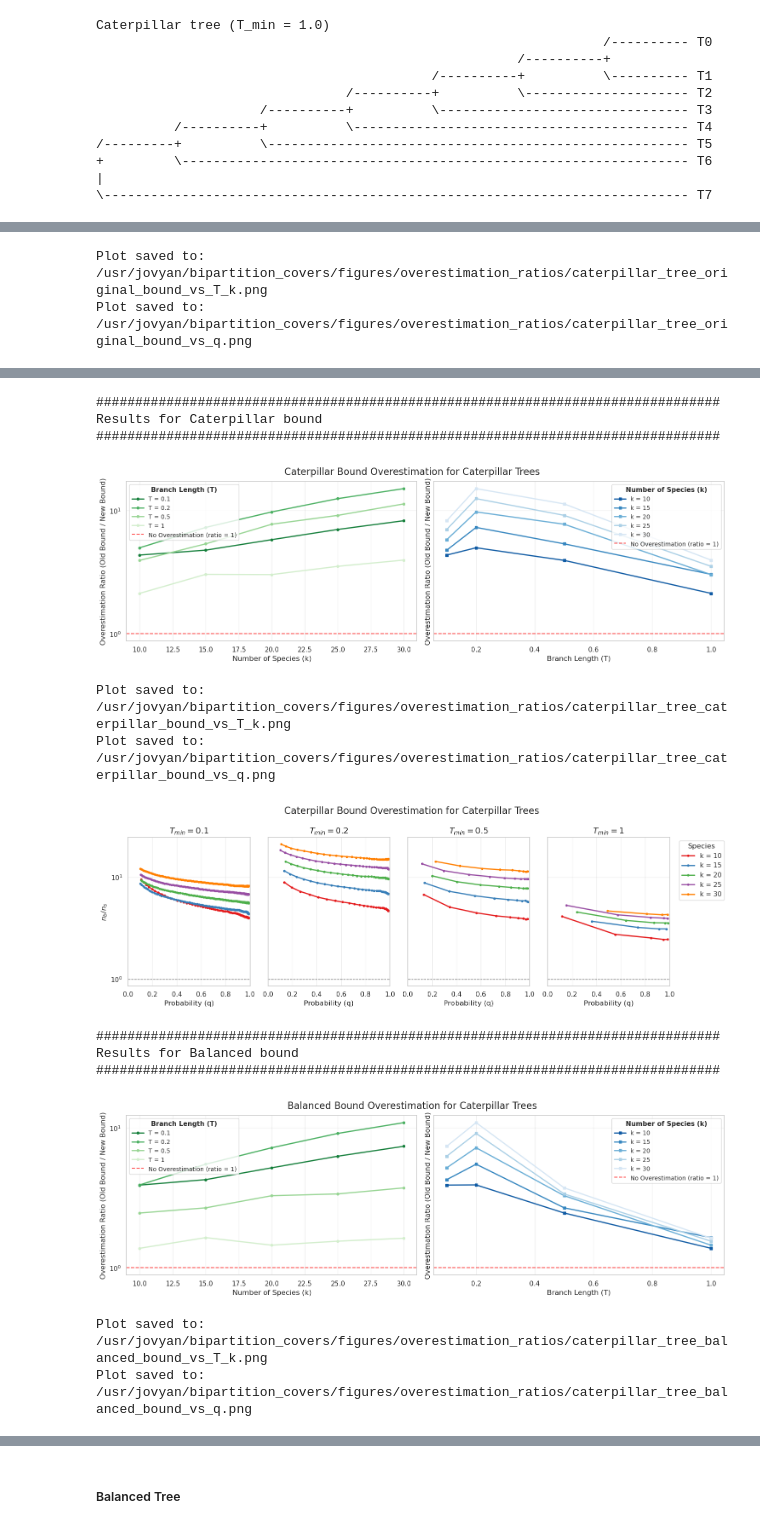
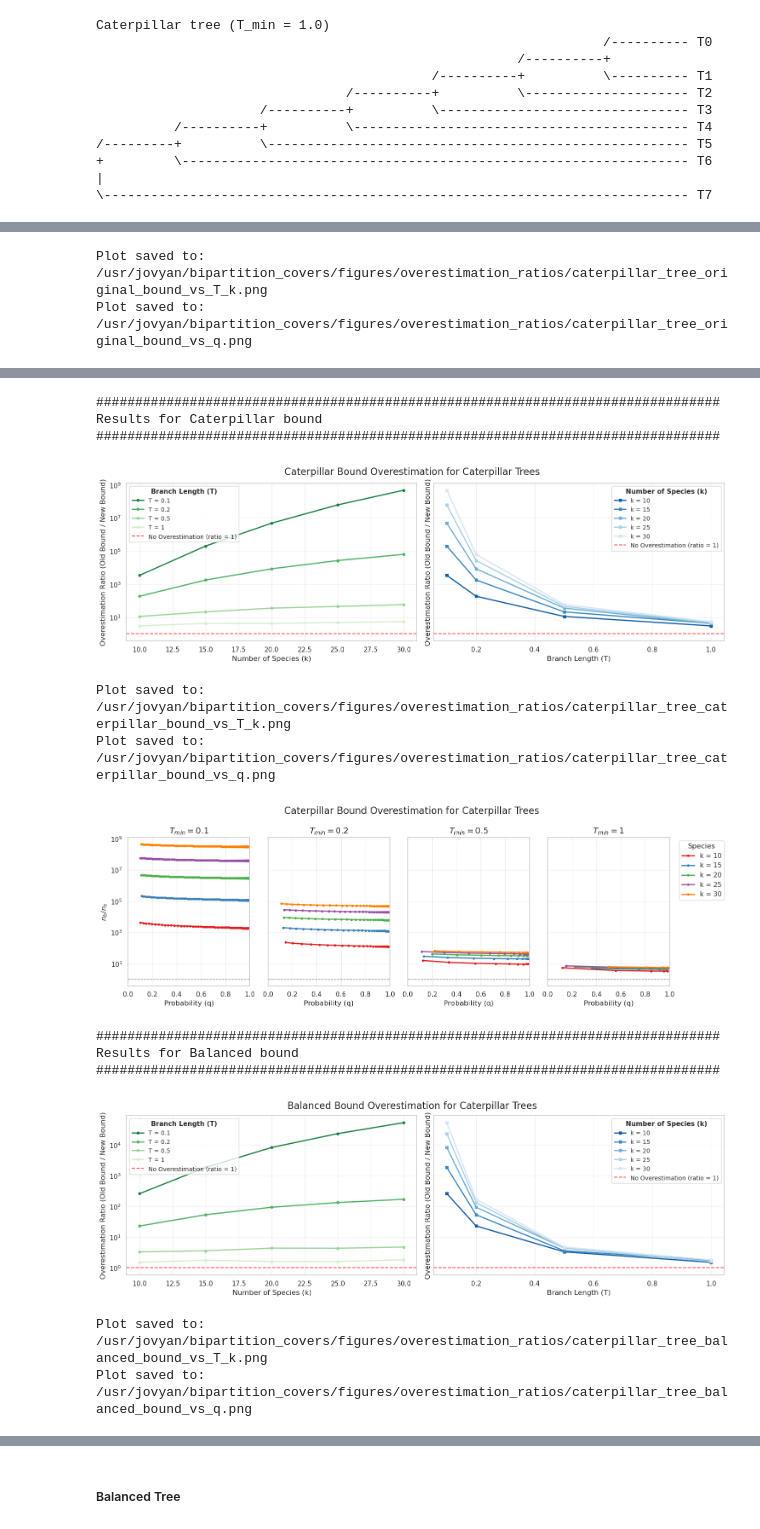
Before and after one commit to zackmcnulty/msc_bipartition_cover, a Jupyter notebook: notebooks/bipartitions_paper.ipynb, the cells around one changed output, grey strips where cells are left out. Cells and saved outputs as stored; diff of their text form; code cells hidden in the pictures.

```diff
--- a/notebooks/bipartitions_paper.ipynb
+++ b/notebooks/bipartitions_paper.ipynb
@@ -245,10 +246,10 @@ T_vals = [0.1, 0.2, 0.5, 1]
 k_vals = [10, 15, 20, 25, 30]
 
 num_samples = 10000
-max_genes = 10000
+max_genes = 100000
 q = 0.9
 tol = 0.01
 
 # Set seed for DendroPy's random number generator (for reproducibility)
 random_seed = 42
-dendropy.simulate.treesim.set_global_rng_seed(random_seed)
+rng = random.Random(random_seed)
@@ -293,29 +292,30 @@ Caterpillar tree (T_min = 1.0)
 # %%
 tree_name = 'Caterpillar'
 species_tree_generator = create_caterpillar_tree
 make_all_overestimation_plots(species_tree_generator, tree_name,
                               k_vals, T_vals, q,
                               all_bounds, names,
                               num_samples=num_samples, max_genes=max_genes,
-                              tolerance=tol)
+                              tolerance=tol,
+                              rng=rng)
 # %% [output]
 ################################################################################
 Results for Original bound
 ################################################################################
 [figure]
 Plot saved to: /usr/jovyan/bipartition_covers/figures/overestimation_ratios/caterpillar_tree_original_bound_vs_T_k.png
 Plot saved to: /usr/jovyan/bipartition_covers/figures/overestimation_ratios/caterpillar_tree_original_bound_vs_q.png
 [figure]
 ################################################################################
 Results for Caterpillar bound
 ################################################################################
-[figure, old version]
+[figure, new version]
 Plot saved to: /usr/jovyan/bipartition_covers/figures/overestimation_ratios/caterpillar_tree_caterpillar_bound_vs_T_k.png
 Plot saved to: /usr/jovyan/bipartition_covers/figures/overestimation_ratios/caterpillar_tree_caterpillar_bound_vs_q.png
-[figure, old version]
+[figure, new version]
 ################################################################################
 Results for Balanced bound
 ################################################################################
-[figure, old version]
+[figure, new version]
 Plot saved to: /usr/jovyan/bipartition_covers/figures/overestimation_ratios/caterpillar_tree_balanced_bound_vs_T_k.png
 Plot saved to: /usr/jovyan/bipartition_covers/figures/overestimation_ratios/caterpillar_tree_balanced_bound_vs_q.png
```
Also changed, not shown: parts of 9 cells of this notebook.
